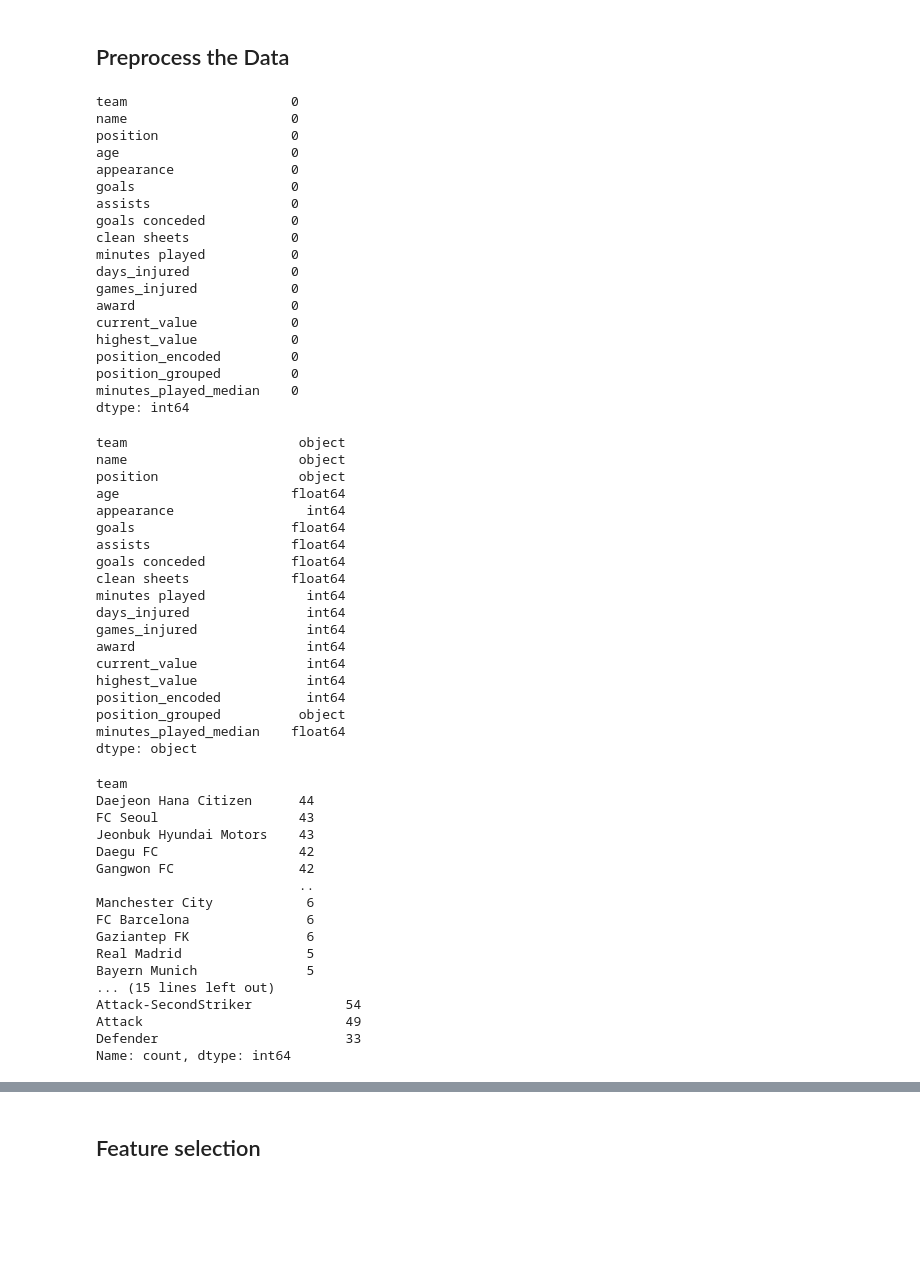
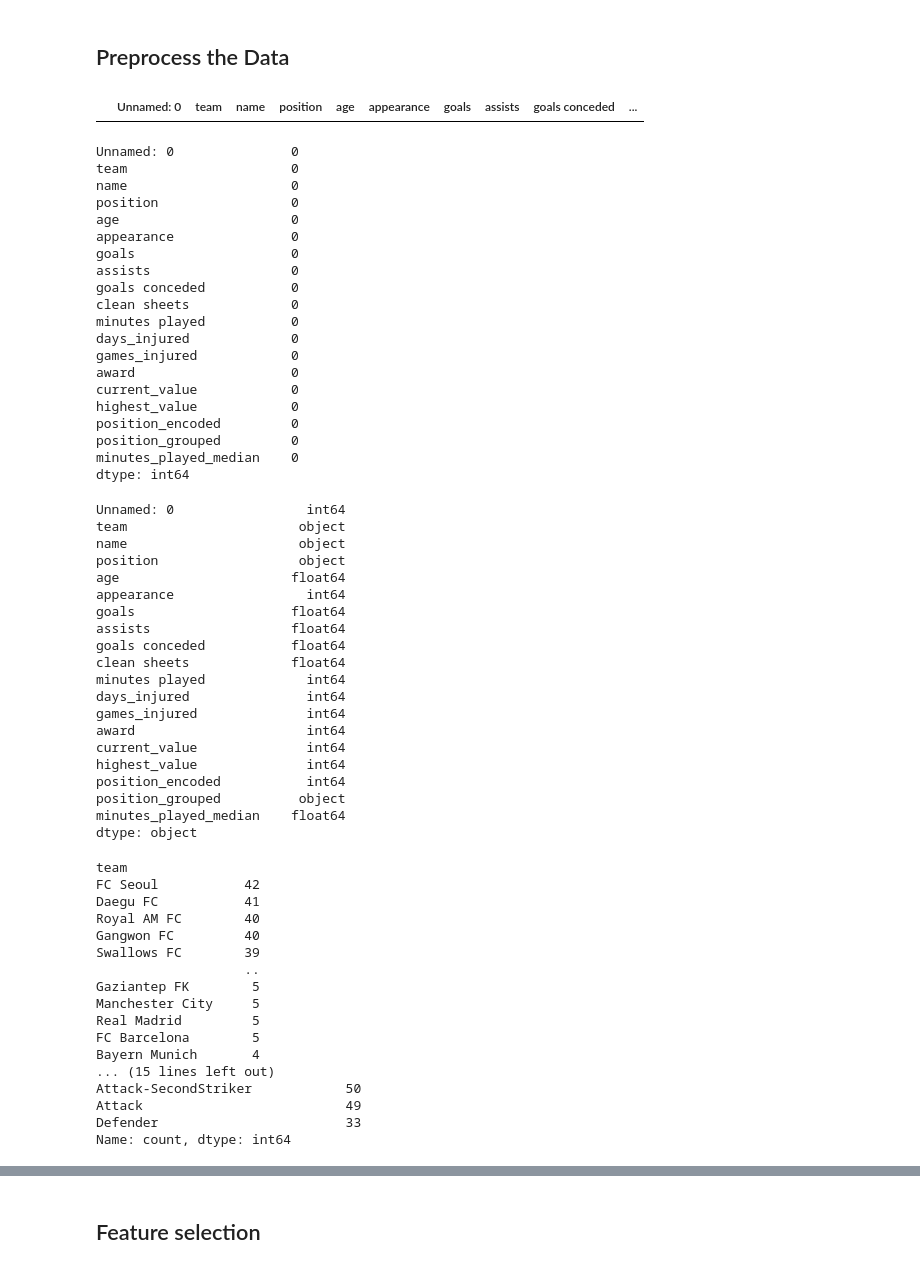
Before and after one commit to wed-1/Usecase-7, a Jupyter notebook: linear_regression.ipynb, the cells around one changed output, grey strips where cells are left out. Saved outputs shown, nothing was run; the diff lists cells and outputs as text; code cells hidden in the pictures; blank space fills up the shorter version.

```diff
--- a/linear_regression.ipynb
+++ b/linear_regression.ipynb
@@ -29,13 +29,14 @@ df.head()
 # %%
 # uniqeness
 df.drop_duplicates(inplace=True)
 df[df.duplicated()]
-
-df.drop(['id'], axis=1, inplace=True)
+# %% [output]
+|  | Unnamed: 0 | team | name | position | age | appearance | goals | assists | goals conceded | ... |
 # %%
 # Completeness
 df.isnull().sum()
 # %% [output]
+Unnamed: 0               0
 team                     0
 name                     0
 position                 0
@@ -59,6 +60,7 @@ dtype: int64
 # Accurecy types
 df.dtypes
 # %% [output]
+Unnamed: 0                 int64
 team                      object
 name                      object
 position                  object
@@ -88,19 +90,19 @@ for i in categorical_features:
     print(df[i].value_counts())
 # %% [output]
 team
-Daejeon Hana Citizen      44
-FC Seoul                  43
-Jeonbuk Hyundai Motors    43
-Daegu FC                  42
-Gangwon FC                42
-                          ..
-Manchester City            6
-FC Barcelona               6
-Gaziantep FK               6
-Real Madrid                5
-Bayern Munich              5
+FC Seoul           42
+Daegu FC           41
+Royal AM FC        40
+Gangwon FC         40
+Swallows FC        39
+                   ..
+Gaziantep FK        5
+Manchester City     5
+Real Madrid         5
+FC Barcelona        5
+Bayern Munich       4
 ... (15 lines left out)
-Attack-SecondStriker            54
+Attack-SecondStriker            50
 Attack                          49
 Defender                        33
 Name: count, dtype: int64
```
Also changed, not shown: parts of 9 cells of this notebook, 2 other files.
